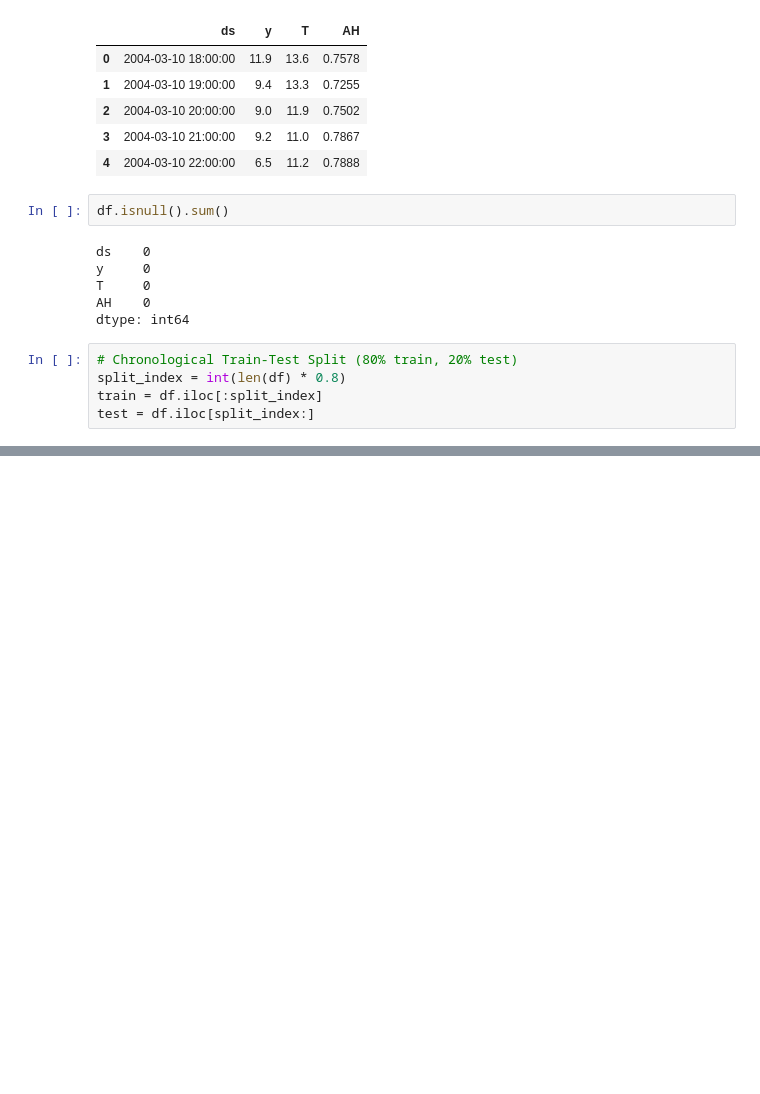
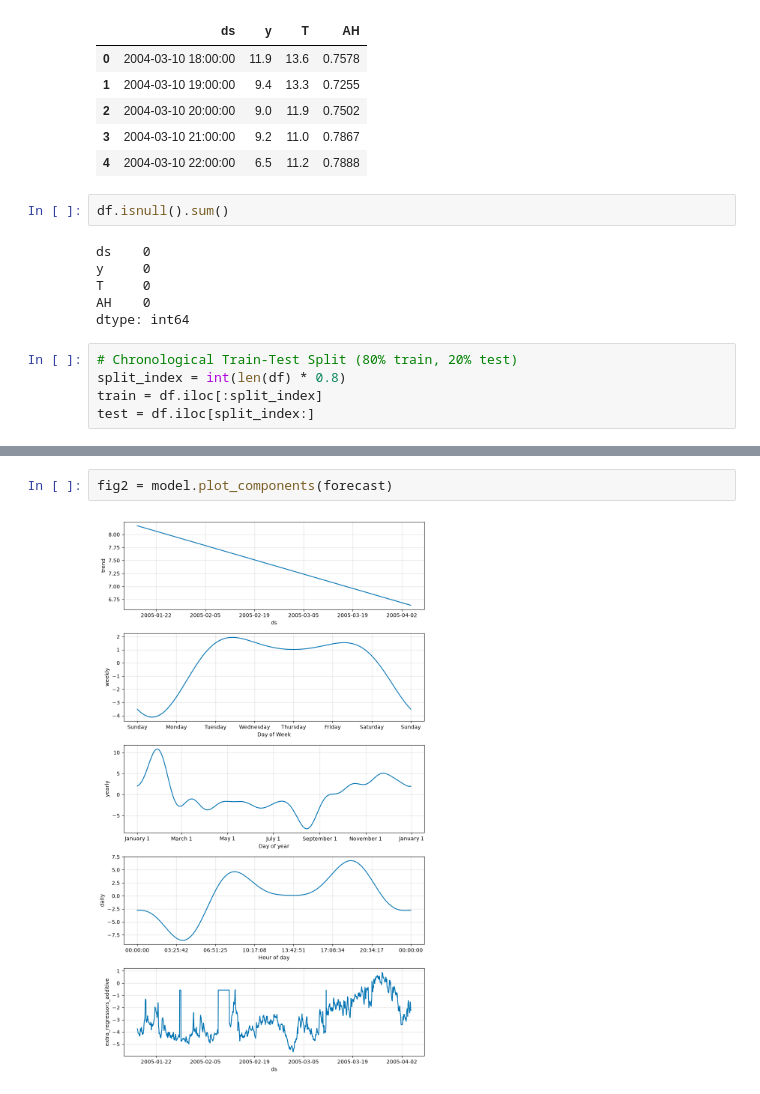
Before and after one commit to Deepanker005/Aqi_Forecast, a Jupyter notebook: AQI Forecast.ipynb, the cells around one changed output, grey strips where cells are left out. Drawn from its saved outputs; the diff is of its cells as text; blank space fills up the shorter version.

```diff
--- a/AQI Forecast.ipynb
+++ b/AQI Forecast.ipynb
@@ -429,0 +459,4 @@ test = df.iloc[split_index:]
+# %%
+fig2 = model.plot_components(forecast)
+# %% [output]
+[figure, added]
```
Also changed, not shown: parts of 4 cells of this notebook.
